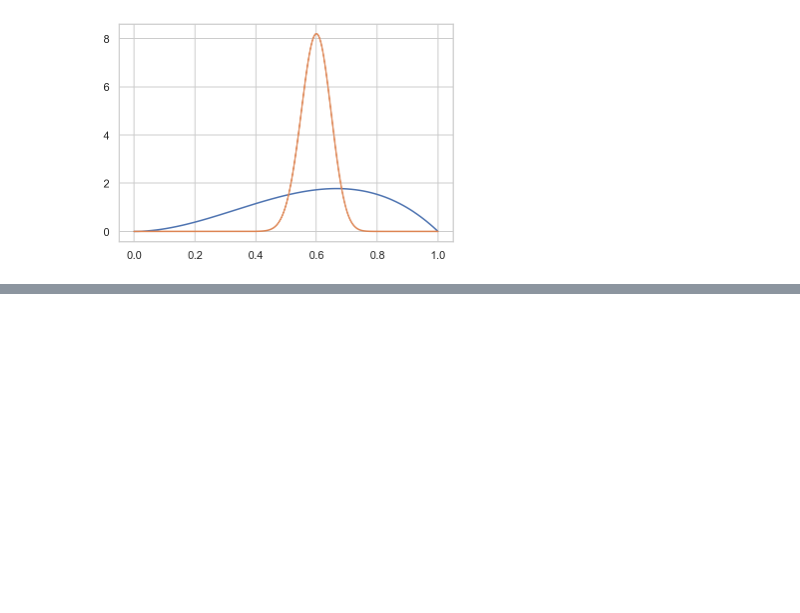
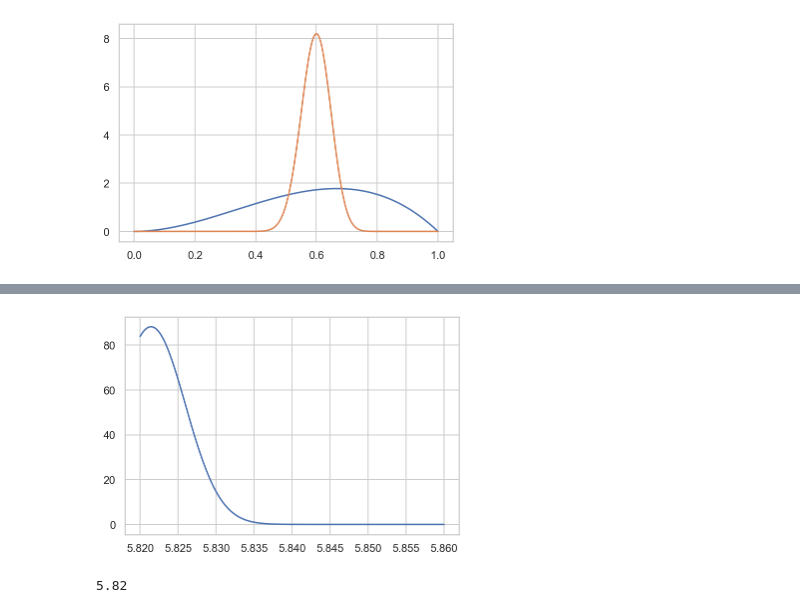
Before and after one commit to KIMS-Github/TIL_, a Jupyter notebook: math/Day12_Probability/Bayesian estimation.ipynb, the cells around one changed output, grey strips where cells are left out. Cells and saved outputs as stored; diff of their text form; code cells hidden in the pictures; blank space fills up the shorter version.

```diff
--- a/math/Day12_Probability/Bayesian estimation.ipynb
+++ b/math/Day12_Probability/Bayesian estimation.ipynb
@@ -20,0 +41,15 @@ plt.show()
+# %%
+
+N = len(x)
+mu0, sigma20 = 1, 1
+mu, sigma2 = np.mean(x), np.var(x)
+xx = np.linspace(5.82, 5.86, 1000)
+mu0 = sigma2/(N*sigma20 + sigma2) * mu0 + (N*sigma20)/(N*sigma20 + sigma2)*x.mean()
+sigma20 = 1/(1/sigma20 + N/sigma2)
+plt.plot(xx, sp.stats.norm(mu0, sigma20).pdf(xx))
+plt.show()
+%matplotlib inline
+print(f"{round(mu0, 2)}")
+# %% [output]
+[figure, added]
+5.82
```
Also changed, not shown: parts of 5 cells of this notebook, 1 other file.
